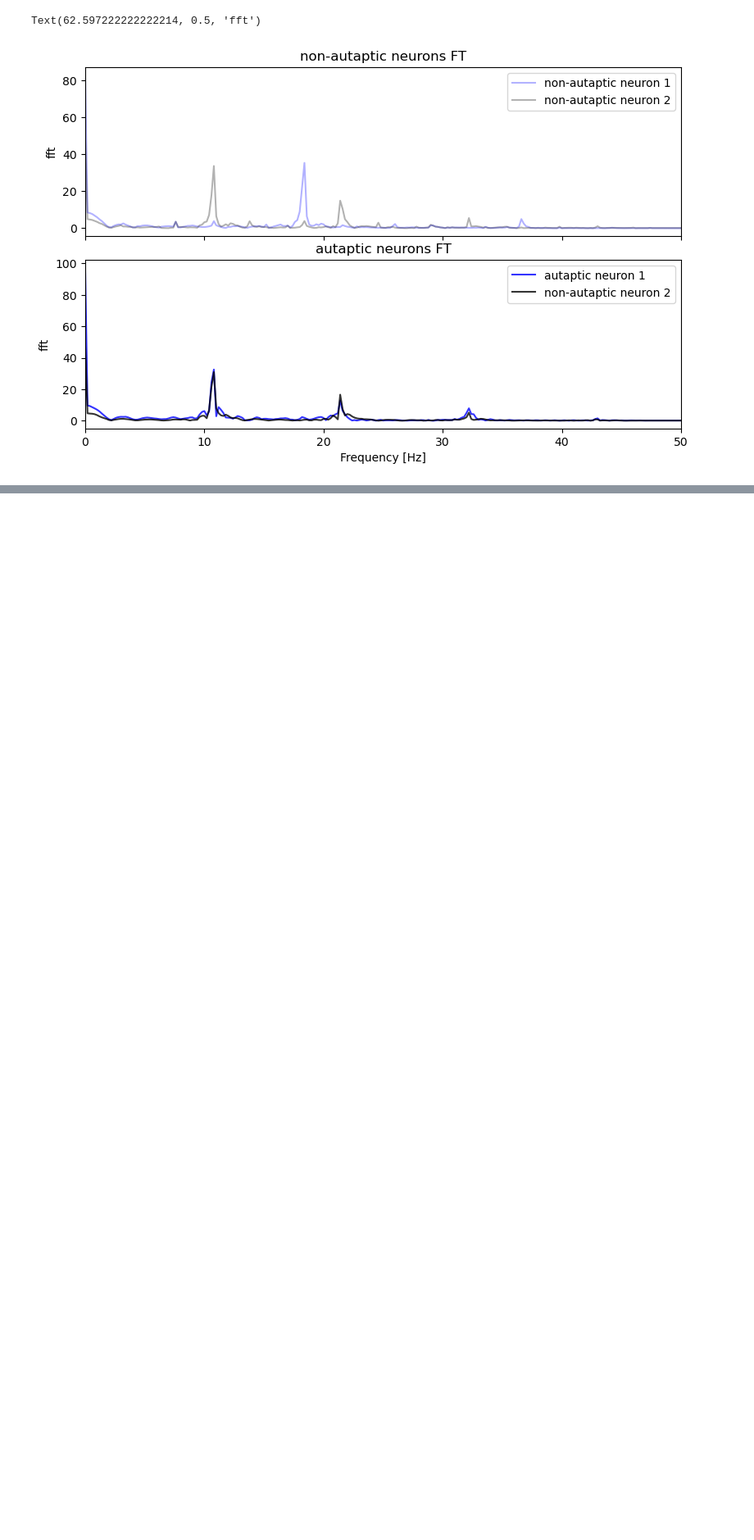
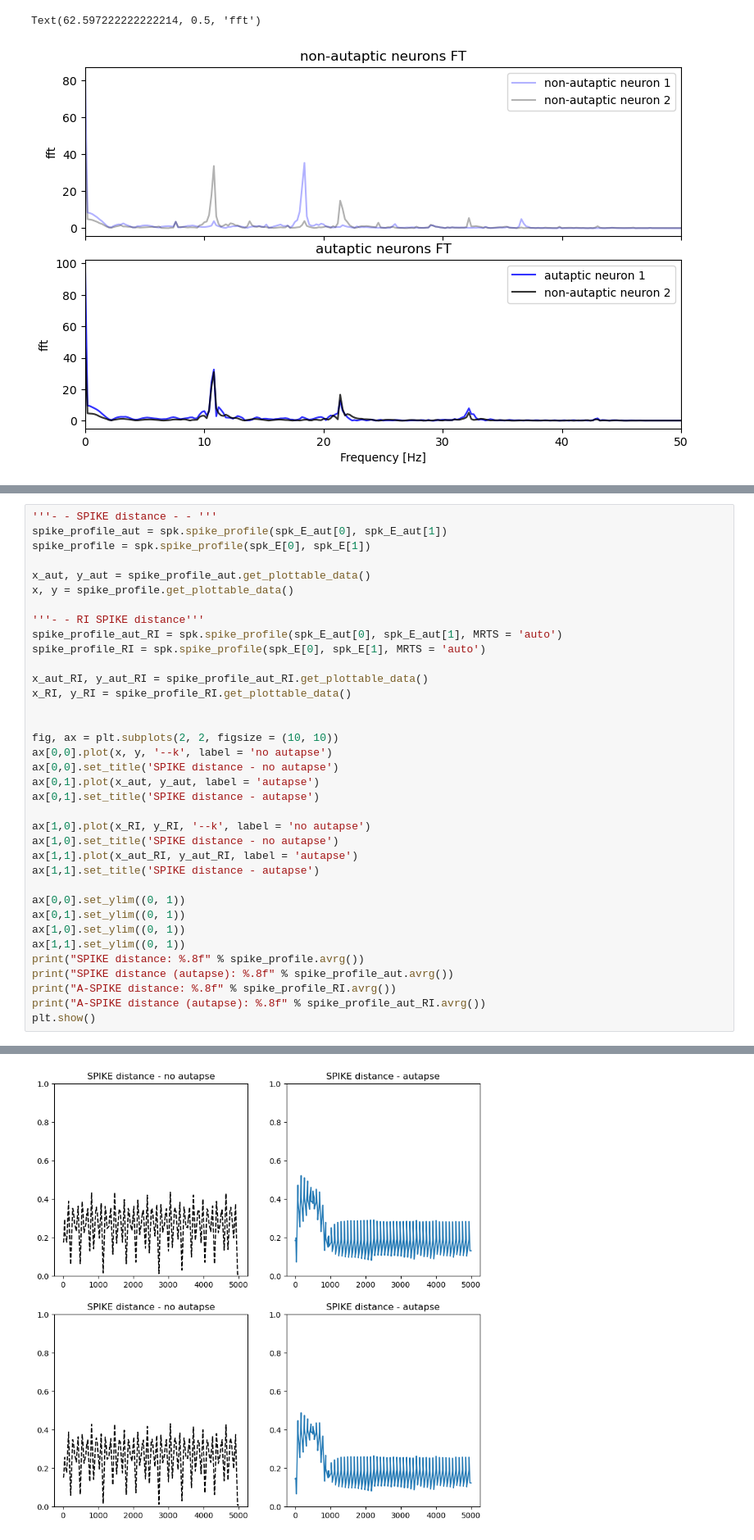
Before and after one commit to liammcs10/AQUA_project, a Jupyter notebook: micro-circuit/EI_STDP_comparison.ipynb, the cells around one changed output, grey strips where cells are left out. Shown at 82% size. Cells and saved outputs as stored; diff of their text form; blank space fills up the shorter version.

```diff
--- a/micro-circuit/EI_STDP_comparison.ipynb
+++ b/micro-circuit/EI_STDP_comparison.ipynb
@@ -532,0 +595,37 @@ print(calculate_FT_diff(fftE1_aut, fftE2_aut, fftfreq, 100))
+# %%
+'''- - SPIKE distance - - '''
+spike_profile_aut = spk.spike_profile(spk_E_aut[0], spk_E_aut[1])
+spike_profile = spk.spike_profile(spk_E[0], spk_E[1])
+
+x_aut, y_aut = spike_profile_aut.get_plottable_data()
+x, y = spike_profile.get_plottable_data()
+
+'''- - RI SPIKE distance'''
+spike_profile_aut_RI = spk.spike_profile(spk_E_aut[0], spk_E_aut[1], MRTS = 'auto')
+spike_profile_RI = spk.spike_profile(spk_E[0], spk_E[1], MRTS = 'auto')
+
+x_aut_RI, y_aut_RI = spike_profile_aut_RI.get_plottable_data()
+x_RI, y_RI = spike_profile_RI.get_plottable_data()
+
+
+fig, ax = plt.subplots(2, 2, figsize = (10, 10))
+ax[0,0].plot(x, y, '--k', label = 'no autapse')
+ax[0,0].set_title('SPIKE distance - no autapse')
+ax[0,1].plot(x_aut, y_aut, label = 'autapse')
+ax[0,1].set_title('SPIKE distance - autapse')
+
+ax[1,0].plot(x_RI, y_RI, '--k', label = 'no autapse')
+ax[1,0].set_title('SPIKE distance - no autapse')
+ax[1,1].plot(x_aut_RI, y_aut_RI, label = 'autapse')
+ax[1,1].set_title('SPIKE distance - autapse')
+
+ax[0,0].set_ylim((0, 1))
+ax[0,1].set_ylim((0, 1))
+ax[1,0].set_ylim((0, 1))
+ax[1,1].set_ylim((0, 1))
+print("SPIKE distance: %.8f" % spike_profile.avrg())
+print("SPIKE distance (autapse): %.8f" % spike_profile_aut.avrg())
+print("A-SPIKE distance: %.8f" % spike_profile_RI.avrg())
+print("A-SPIKE distance (autapse): %.8f" % spike_profile_aut_RI.avrg())
+plt.show()
+# %% [output]
@@ -532,0 +636 @@ print(calculate_FT_diff(fftE1_aut, fftE2_aut, fftfreq, 100))
+[figure, added]
```
Also changed, not shown: parts of 9 cells of this notebook, 3 other files.
